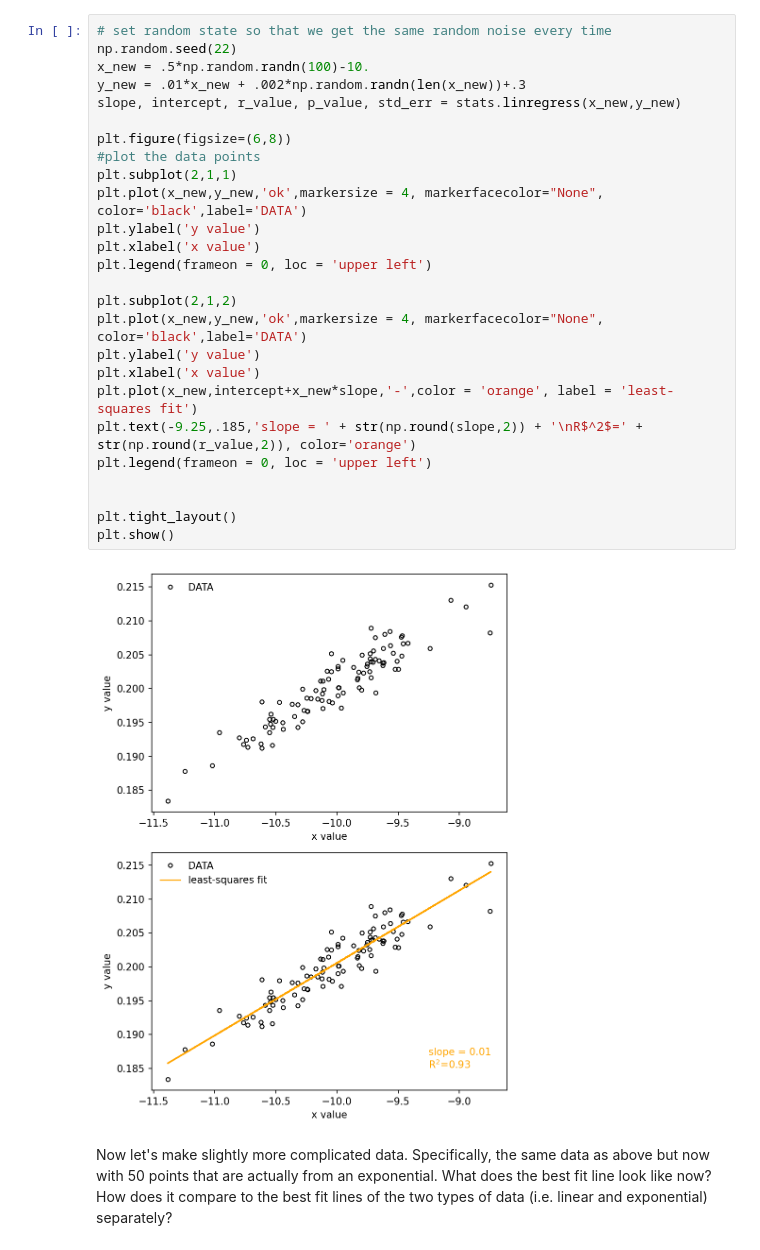
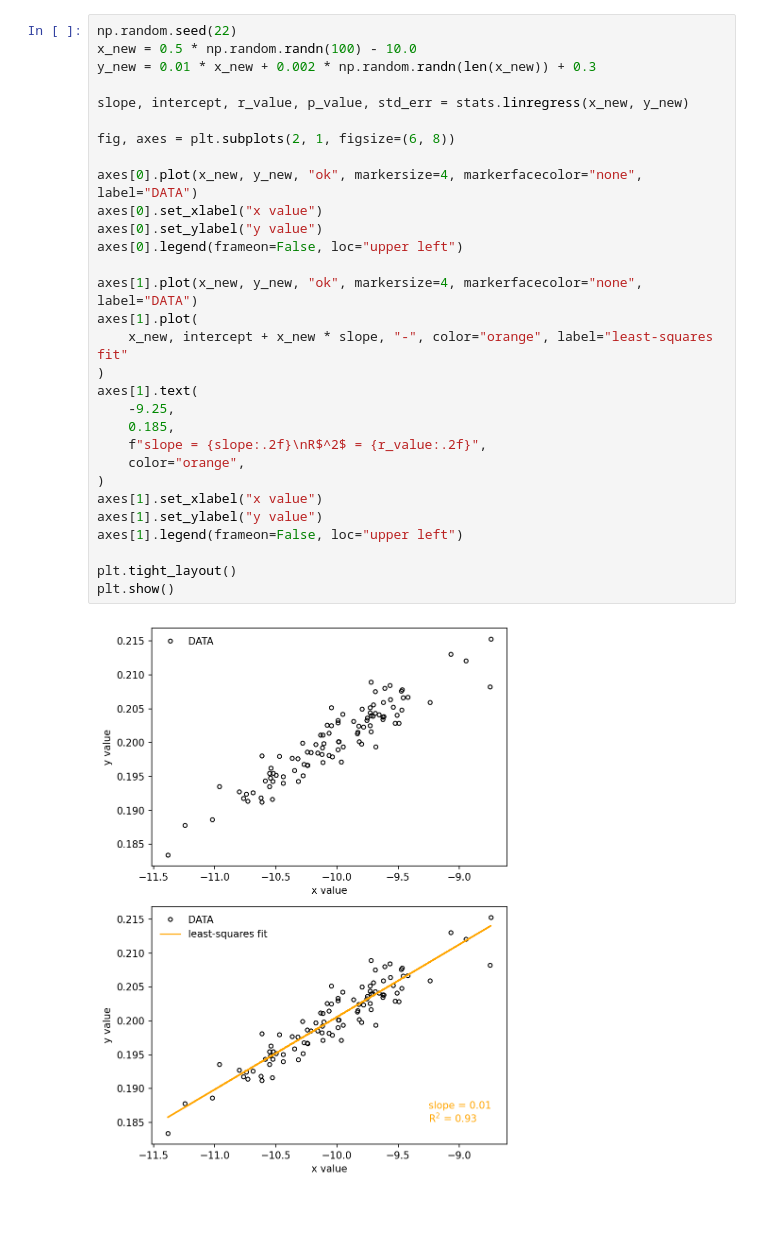
Before and after one commit to eabarnes1010/course_objective_analysis, a Jupyter notebook: code/least_squares_intuition.ipynb, the cells around one changed output. Saved outputs shown, nothing was run; the diff lists cells and outputs as text; blank space fills up the shorter version.

Commit message:
cleanup: least_squares_intuition

```diff
--- a/code/least_squares_intuition.ipynb
+++ b/code/least_squares_intuition.ipynb
@@ -26,30 +27,32 @@
 # %%
-# set random state so that we get the same random noise every time
 np.random.seed(22)
-x_new = .5*np.random.randn(100)-10.
-y_new = .01*x_new + .002*np.random.randn(len(x_new))+.3
-slope, intercept, r_value, p_value, std_err = stats.linregress(x_new,y_new)
+x_new = 0.5 * np.random.randn(100) - 10.0
+y_new = 0.01 * x_new + 0.002 * np.random.randn(len(x_new)) + 0.3
 
-plt.figure(figsize=(6,8))
-#plot the data points
-plt.subplot(2,1,1)
-plt.plot(x_new,y_new,'ok',markersize = 4, markerfacecolor="None", color='black',label='DATA')
-plt.ylabel('y value')
-plt.xlabel('x value')
-plt.legend(frameon = 0, loc = 'upper left')
+slope, intercept, r_value, p_value, std_err = stats.linregress(x_new, y_new)
 
-plt.subplot(2,1,2)
-plt.plot(x_new,y_new,'ok',markersize = 4, markerfacecolor="None", color='black',label='DATA')
-plt.ylabel('y value')
-plt.xlabel('x value')
-plt.plot(x_new,intercept+x_new*slope,'-',color = 'orange', label = 'least-squares fit')
-plt.text(-9.25,.185,'slope = ' + str(np.round(slope,2)) + '\nR$^2$=' + str(np.round(r_value,2)), color='orange')
-plt.legend(frameon = 0, loc = 'upper left')
+fig, axes = plt.subplots(2, 1, figsize=(6, 8))
 
+axes[0].plot(x_new, y_new, "ok", markersize=4, markerfacecolor="none", label="DATA")
+axes[0].set_xlabel("x value")
+axes[0].set_ylabel("y value")
+axes[0].legend(frameon=False, loc="upper left")
+
+axes[1].plot(x_new, y_new, "ok", markersize=4, markerfacecolor="none", label="DATA")
+axes[1].plot(
+    x_new, intercept + x_new * slope, "-", color="orange", label="least-squares fit"
+)
+axes[1].text(
+    -9.25,
+    0.185,
+    f"slope = {slope:.2f}\nR$^2$ = {r_value:.2f}",
+    color="orange",
+)
+axes[1].set_xlabel("x value")
+axes[1].set_ylabel("y value")
+axes[1].legend(frameon=False, loc="upper left")
 
 plt.tight_layout()
 plt.show()
 # %% [output]
-[figure, old version]
+[figure, new version]
-# %% [markdown]
-Now let's make slightly more complicated data. Specifically, the same data as above but now with 50 points that are actually from an exponential. What does the best fit line look like now? How does it compare to the best fit lines of the two types of data (i.e. linear and exponential) separately?
```
Also changed, not shown: parts of 11 cells of this notebook.
